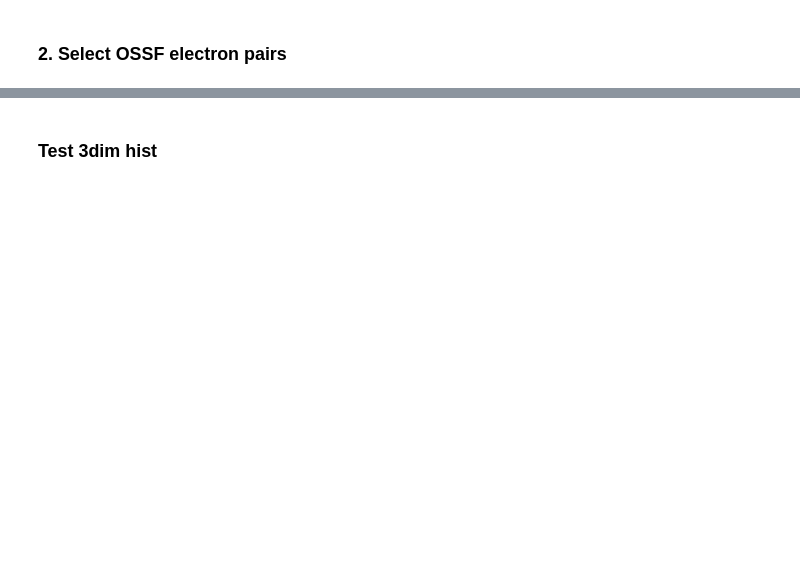
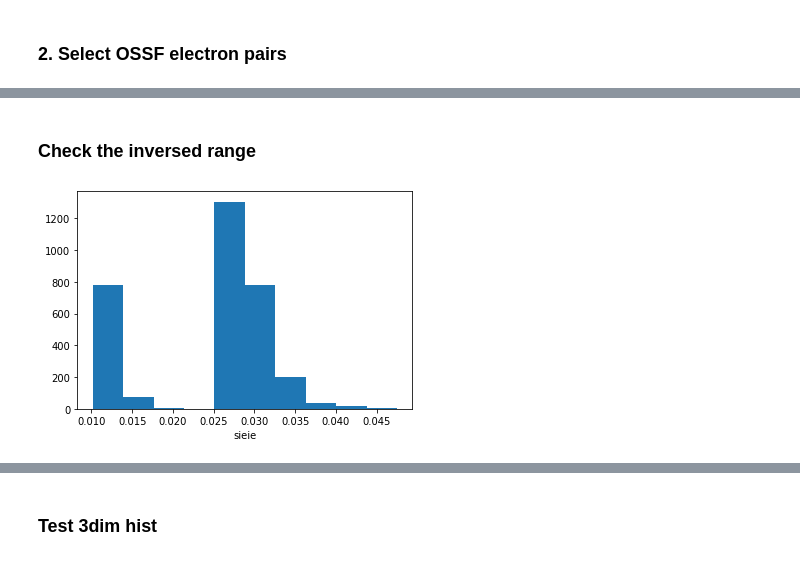
Before and after one commit to JW-corp/J.W_Analysis, a Jupyter notebook: Coffea_WZG/Jupyter/Test_Real_template.ipynb, the cells around one changed output, grey strips where cells are left out. Drawn from its saved outputs; the diff is of its cells as text; code cells hidden in the pictures; blank space fills up the shorter version.

```diff
--- a/Coffea_WZG/Jupyter/Test_Real_template.ipynb
+++ b/Coffea_WZG/Jupyter/Test_Real_template.ipynb
@@ -140,10 +215,0 @@ print("#### 1. Channel selection with basic cut applied {0}->{1} {2}%".format(le
-# %%
-# Particle array
-Electron = Ele_channel_events.Electron
-Photon  = Ele_channel_events.Photon
-Jet     = Ele_channel_events.Jet
-MET      = Ele_channel_events.MET
-
-Electron_mask,Photon_mask = Particle_selection(Electron,Photon)
-Electron = Electron[Electron_mask]
-Photon  = Photon[Photon_mask]
@@ -149,0 +223,18 @@ Photon  = Photon[Photon_mask]
+# %%
+##----------- Cut flow2: Electron Selection
+
+EleSelmask = ((Electron.pt >= 10) & (np.abs(Electron.eta + Electron.deltaEtaSC) < 1.479)  &  (Electron.cutBased > 2) & (abs(Electron.dxy) < 0.05) & (abs(Electron.dz) < 0.1)) | \
+            ((Electron.pt >= 10) & (np.abs(Electron.eta + Electron.deltaEtaSC) > 1.479) & (np.abs(Electron.eta + Electron.deltaEtaSC) <= 2.5) & (Electron.cutBased > 2) & (abs(Electron.dxy) < 0.1) & (abs(Electron.dz) < 0.2))
+
+Electron = Electron[EleSelmask]
+
+# apply cut 2
+Tri_electron_mask = ak.num(Electron) >= 2
+Electron = Electron[Tri_electron_mask]
+Photon = Photon[Tri_electron_mask]
+Jet = Jet[Tri_electron_mask]
+MET = MET[Tri_electron_mask]
+Muon = Muon[Tri_electron_mask]
+
+
+cut2 = np.ones(len(Photon)) * 2
@@ -149,0 +265,3 @@ Photon  = Photon[Photon_mask]
+# %%
+Photon_sieie_inv = Photon[is_photon_sieie]
+Photon_Isochg_inv = Photon[is_photon_Isochg]
@@ -238,3 +343,12 @@ bestZ_idx = ak.singletons(ak.argmin(abs(Diele.p4.mass - 91.1876), axis=1))
 Diele = Diele[bestZ_idx]
 
 leading_ele, subleading_ele  = ak.flatten(TLorentz_vector_cylinder(Diele.lep1)),ak.flatten(TLorentz_vector_cylinder(Diele.lep2))
+# %% [markdown]
+### Check the inversed range
+# %%
+# - Sieie-> EB: 0.01015 EE: 0.0272
+plt.hist(ak.flatten(Photon_sieie_inv.sieie))
+plt.xlabel('sieie')
+plt.show()
+# %% [output]
+[figure, added]
```
Also changed, not shown: parts of 42 cells of this notebook.
